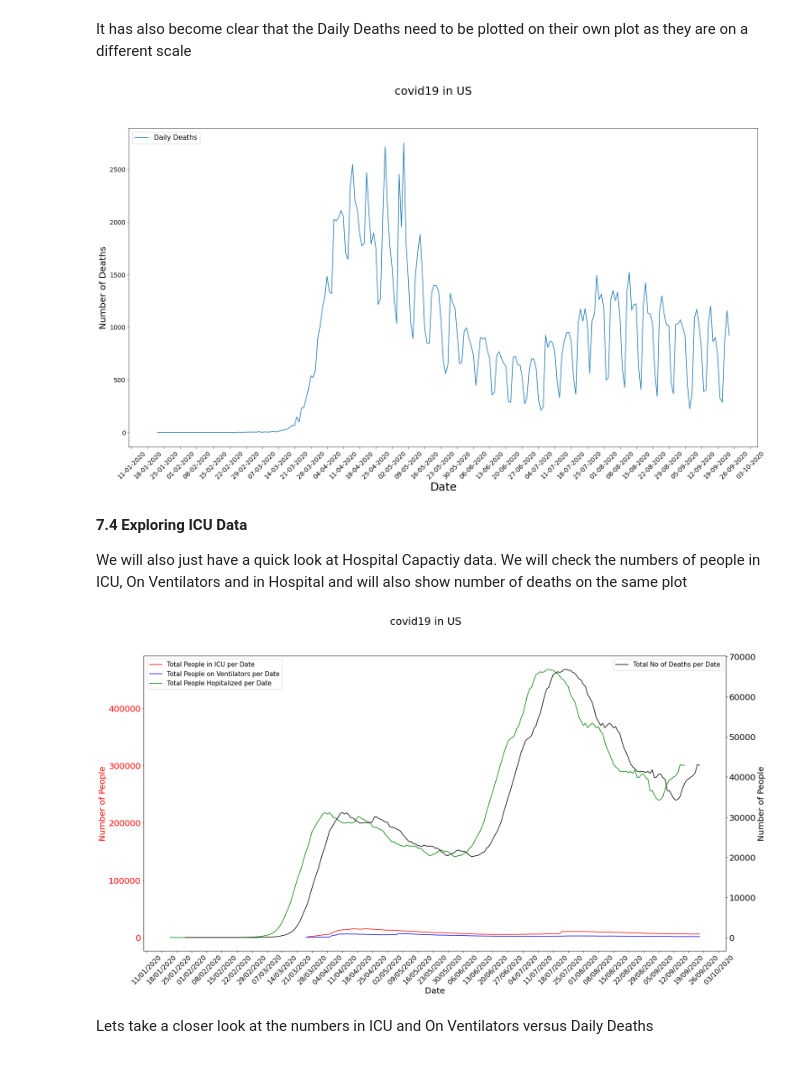
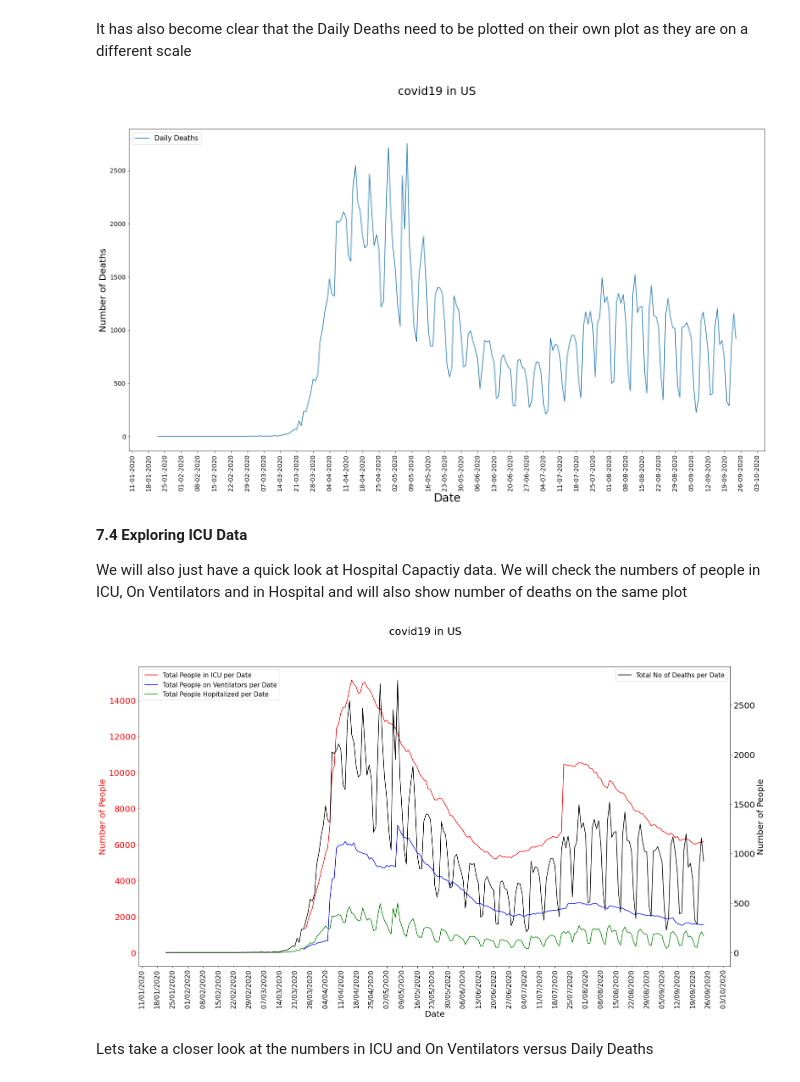
Before and after one commit to fergusie/Covid19, a Jupyter notebook: fbuckley_covid.ipynb, the cells around one changed output. Drawn from its saved outputs; the diff is of its cells as text; code cells hidden in the pictures.

```diff
--- a/fbuckley_covid.ipynb
+++ b/fbuckley_covid.ipynb
@@ -440,7 +440,7 @@ plt.plot(x,y2,label='Daily Deaths')
 # Add axis labels
 plt.xlabel("Date", fontsize=25)
 plt.ylabel("Number of Deaths", fontsize=20)
-plt.xticks(fontsize=14, rotation = 45)
+plt.xticks(fontsize=14, rotation = 90)
 plt.yticks(fontsize=14)
 
 #Adjust date for x-axis labels
@@ -451,7 +451,7 @@ plt.gca().xaxis.set_major_locator(mdates.DayLocator(interval=7)) #setting interv
 plt.legend(fontsize = 15, loc = 2)
 plt.show()
 # %% [output]
-[figure, old version]
+[figure, new version]
 # %% [markdown]
 **7.4 Exploring ICU  Data**
 
@@ -468,38 +468,39 @@ fig.suptitle('covid19 in US', fontsize=25)
 x = df['date']
 y1 = df.inIcuCurrently
 y2 = df.onVentilatorCurrently
+y3 = df.deathIncrease
 
 # make a plot
 ax1.plot(x,y1,label='Total People in ICU per Date', color = 'red')
 ax1.plot(x,y2,label='Total People on Ventilators per Date',  color = 'blue')
 ax1.plot(x,y3,label='Total People Hopitalized per Date',  color = 'green')
 
 
 
 # set x-axis label
 ax1.set_xlabel("Date",fontsize=20)
-ax1.tick_params(axis="x", labelsize=16,  rotation=45)
+ax1.tick_params(axis="x", labelsize=16,  rotation=90)
 
 # set y-axis label
 ax1.set_ylabel("Number of People",color="red",fontsize=20)
 ax1.tick_params(axis="y", colors="red", labelsize=20)
 
 
 # twin object for two different y-axis on the sample plot
 ax2=ax1.twinx()
 # make a plot with different y-axis using second axis object
-ax2.plot(x,y4,label='Total No of Deaths per Date',  color = 'Black')
+ax2.plot(x,y3,label='Total No of Deaths per Date',  color = 'Black')
 ax2.set_ylabel("Number of People",color="black", fontsize=20)
 ax2.tick_params(axis='y', labelsize=20)
 
 
 ax1.legend(fontsize = 15, loc = 2)
 ax2.legend(fontsize = 15, loc = 1)
 ax1.xaxis.set_major_formatter(datesformat) #using previously defined date format of d/m/Y
 ax1.xaxis.set_major_locator(mdates.DayLocator(interval=7)) #setting interval of a week
 plt.show()
 # %% [output]
-[figure, old version]
+[figure, new version]
 # %% [markdown]
 Lets take a closer look at the numbers in ICU and On Ventilators versus Daily Deaths
 # %%
```
Also changed, not shown: parts of 8 cells of this notebook.
